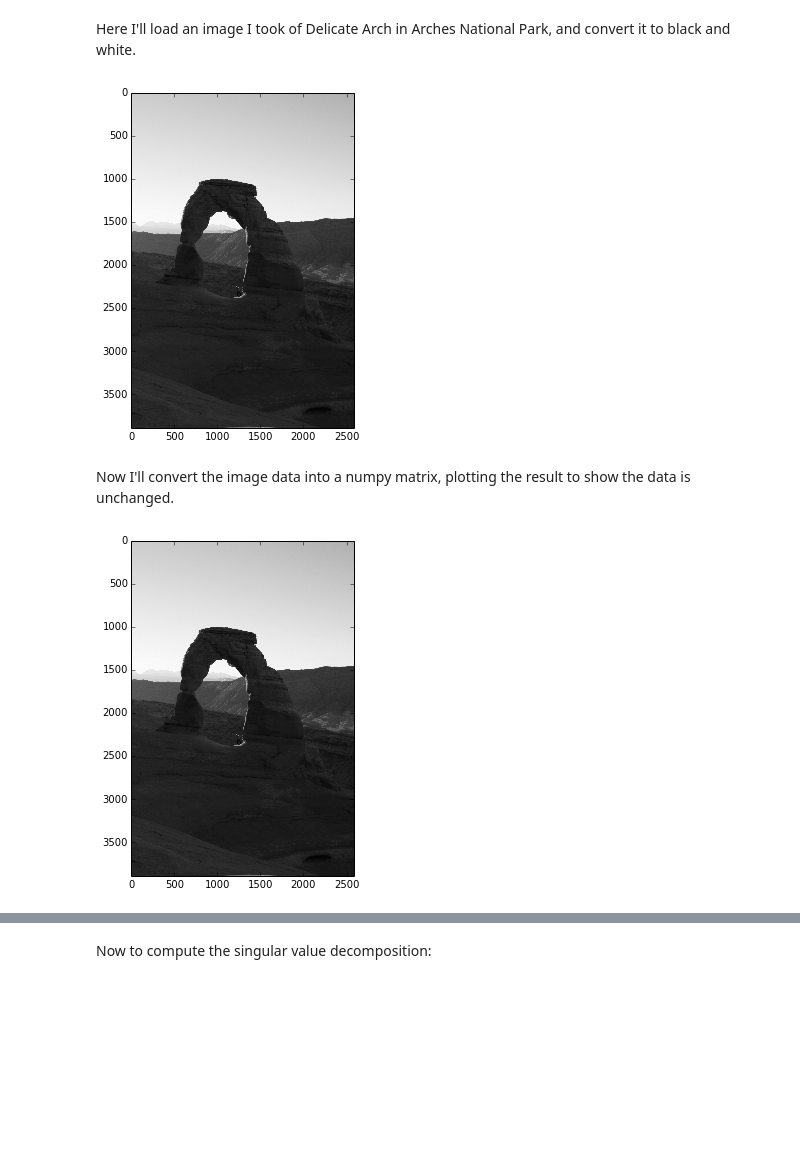
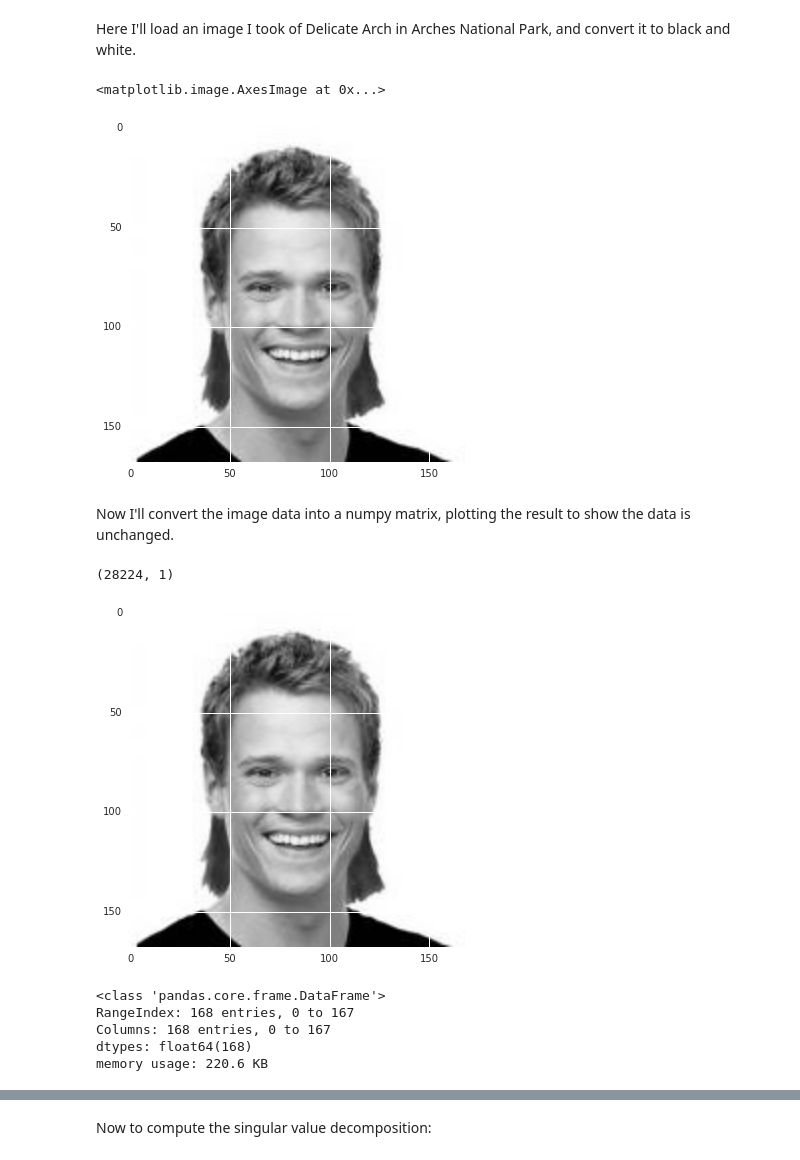
Before and after one commit to clementlefevre/CS109, a Jupyter notebook: SVD Image Compression.ipynb, the cells around one changed output, grey strips where cells are left out. Saved outputs shown, nothing was run; the diff lists cells and outputs as text; code cells hidden in the pictures; blank space fills up the shorter version.

```diff
--- a/SVD Image Compression.ipynb
+++ b/SVD Image Compression.ipynb
@@ -16,19 +18,33 @@ from PIL import Image
 # %% [markdown]
 Here I'll load an image I took of Delicate Arch in Arches National Park, and convert it to black and white.
 # %%
-img = Image.open('input/img_6847.jpg')
+img = Image.open('test_svd.jpg')
 imggray = img.convert('LA')
 plt.figure(figsize=(9, 6))
 plt.imshow(imggray);
+# help(img.convert)
 # %% [output]
+<matplotlib.image.AxesImage at 0x...>
-[figure, old version]
+[figure, new version]
 # %% [markdown]
 Now I'll convert the image data into a numpy matrix, plotting the result to show the data is unchanged.
 # %%
 imgmat = np.array(list(imggray.getdata(band=0)), float)
+print pd.DataFrame(imgmat).shape
+
+
 imgmat.shape = (imggray.size[1], imggray.size[0])
 imgmat = np.matrix(imgmat)
 plt.figure(figsize=(9,6))
 plt.imshow(imgmat, cmap='gray');
 # %% [output]
+(28224, 1)
-[figure, old version]
+[figure, new version]
+# %%
+pd.DataFrame(imgmat).info()
+# %% [output]
+<class 'pandas.core.frame.DataFrame'>
+RangeIndex: 168 entries, 0 to 167
+Columns: 168 entries, 0 to 167
+dtypes: float64(168)
+memory usage: 220.6 KB
```
Also changed, not shown: parts of 5 cells of this notebook, 6 other files.
